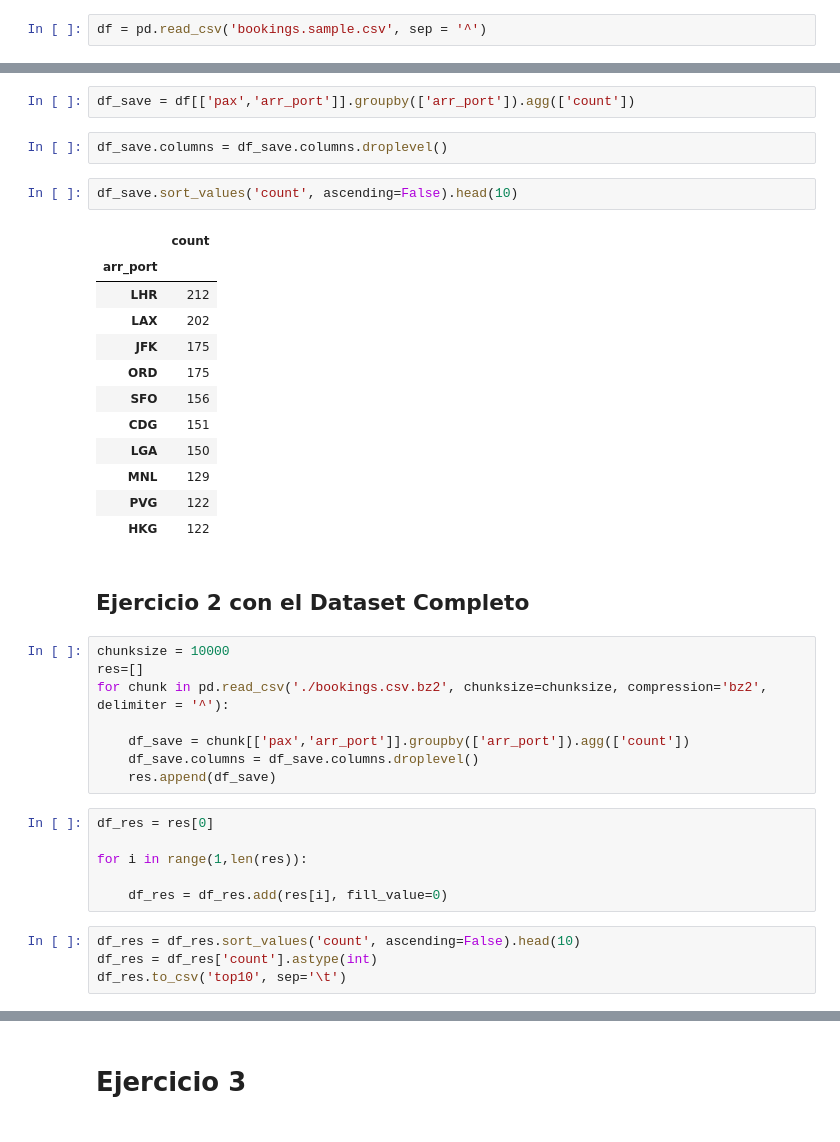
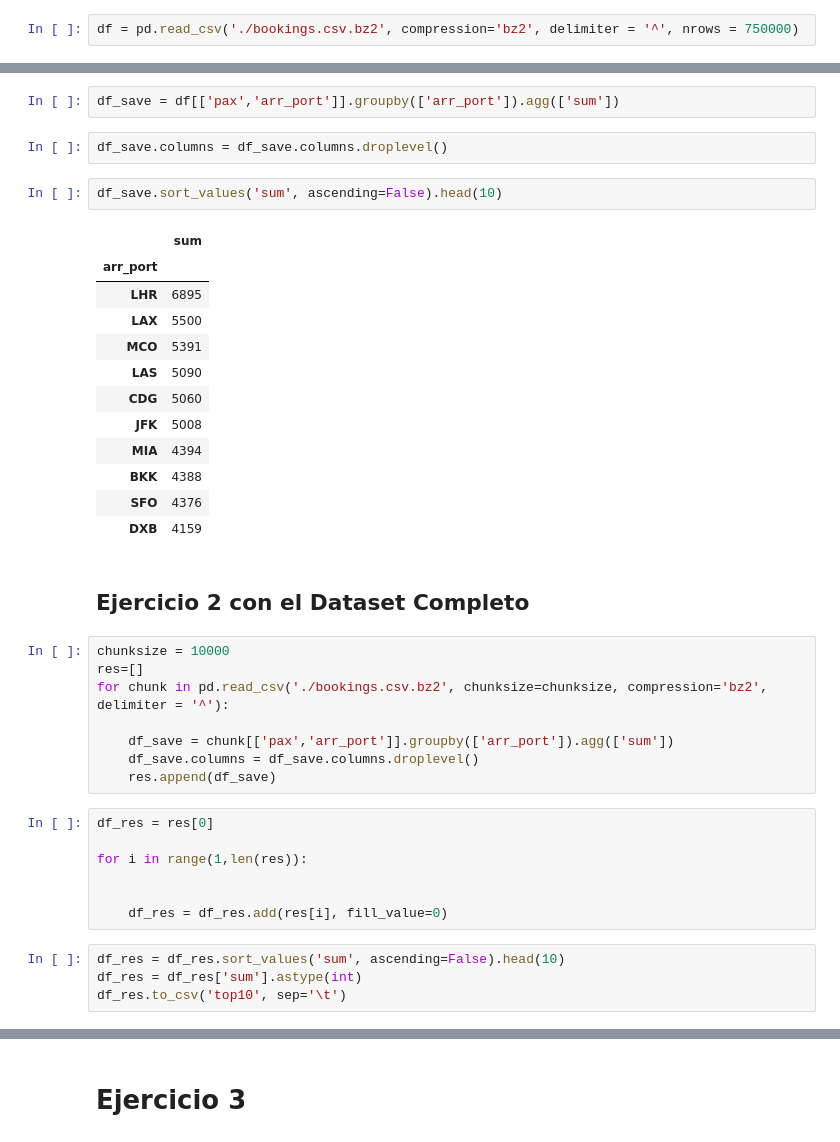
Before and after one commit to lucasbotellaroca/Data_Science_Challenge, a Jupyter notebook: Data_Science_Challenge.ipynb, the cells around one changed output, grey strips where cells are left out. Drawn from its saved outputs; the diff is of its cells as text.

```diff
--- a/Data_Science_Challenge.ipynb
+++ b/Data_Science_Challenge.ipynb
@@ -50,7 +50,7 @@ True
 # %%
 import pandas as pd
 # %%
-df = pd.read_csv('bookings.sample.csv', sep = '^')
+df = pd.read_csv('./bookings.csv.bz2', compression='bz2', delimiter = '^', nrows = 750000)
 # %%
 df.head()
 # %% [output]
@@ -196,24 +196,24 @@ lineas
 # %% [markdown]
 ## Ejercicio 2 con el Sample
 # %%
-df_save = df[['pax','arr_port']].groupby(['arr_port']).agg(['count'])
+df_save = df[['pax','arr_port']].groupby(['arr_port']).agg(['sum'])
 # %%
 df_save.columns = df_save.columns.droplevel()
 # %%
-df_save.sort_values('count', ascending=False).head(10)
+df_save.sort_values('sum', ascending=False).head(10)
 # %% [output]
-|  | count |
+|  | sum |
 | arr_port |  |
-| LHR | 212 |
-| LAX | 202 |
-| JFK | 175 |
-| ORD | 175 |
-| SFO | 156 |
-| CDG | 151 |
-| LGA | 150 |
-| MNL | 129 |
-| PVG | 122 |
-| HKG | 122 |
+| LHR | 6895 |
+| LAX | 5500 |
+| MCO | 5391 |
+| LAS | 5090 |
+| CDG | 5060 |
+| JFK | 5008 |
+| MIA | 4394 |
+| BKK | 4388 |
+| SFO | 4376 |
+| DXB | 4159 |
 # %% [markdown]
 ## Ejercicio 2 con el Dataset Completo
 # %%
@@ -221,7 +221,7 @@ chunksize = 10000
 res=[]
 for chunk in pd.read_csv('./bookings.csv.bz2', chunksize=chunksize, compression='bz2', delimiter = '^'):
 
-    df_save = chunk[['pax','arr_port']].groupby(['arr_port']).agg(['count'])
+    df_save = chunk[['pax','arr_port']].groupby(['arr_port']).agg(['sum'])
     df_save.columns = df_save.columns.droplevel()
     res.append(df_save)
 # %%
@@ -229,10 +229,11 @@ df_res = res[0]
 
 for i in range(1,len(res)):
 
+
     df_res = df_res.add(res[i], fill_value=0)
 # %%
-df_res = df_res.sort_values('count', ascending=False).head(10)
-df_res = df_res['count'].astype(int)
+df_res = df_res.sort_values('sum', ascending=False).head(10)
+df_res = df_res['sum'].astype(int)
 df_res.to_csv('top10', sep='\t')
 # %%
 df_res
```
Also changed, not shown: parts of 1 cell of this notebook.
